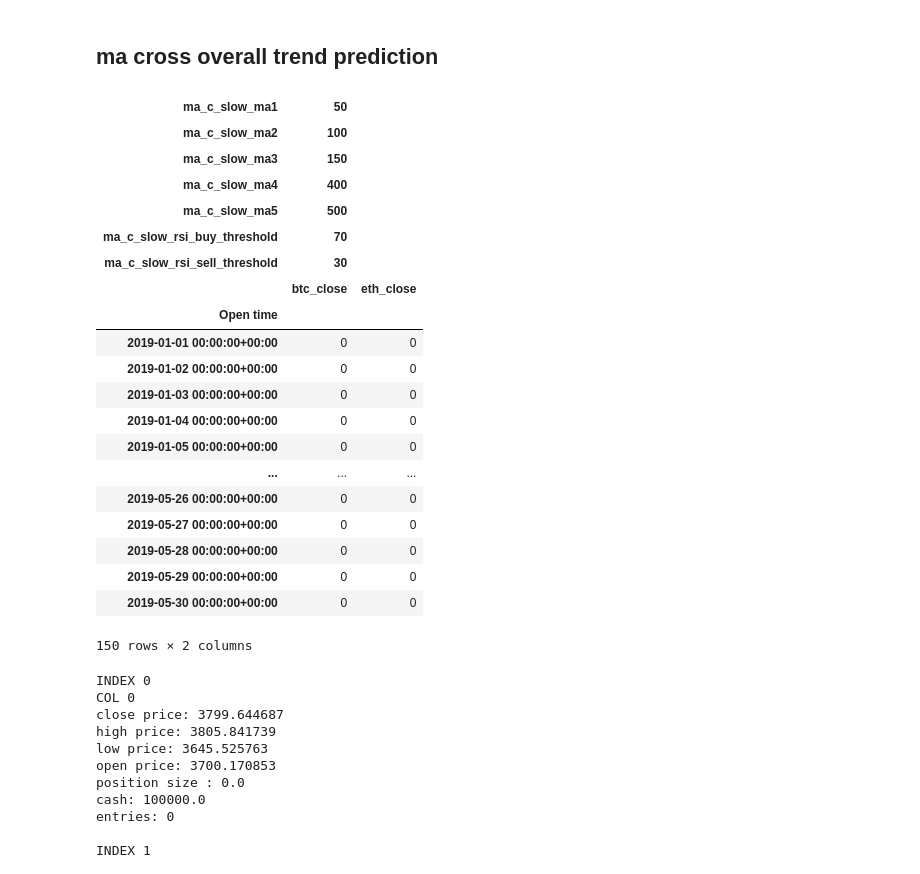
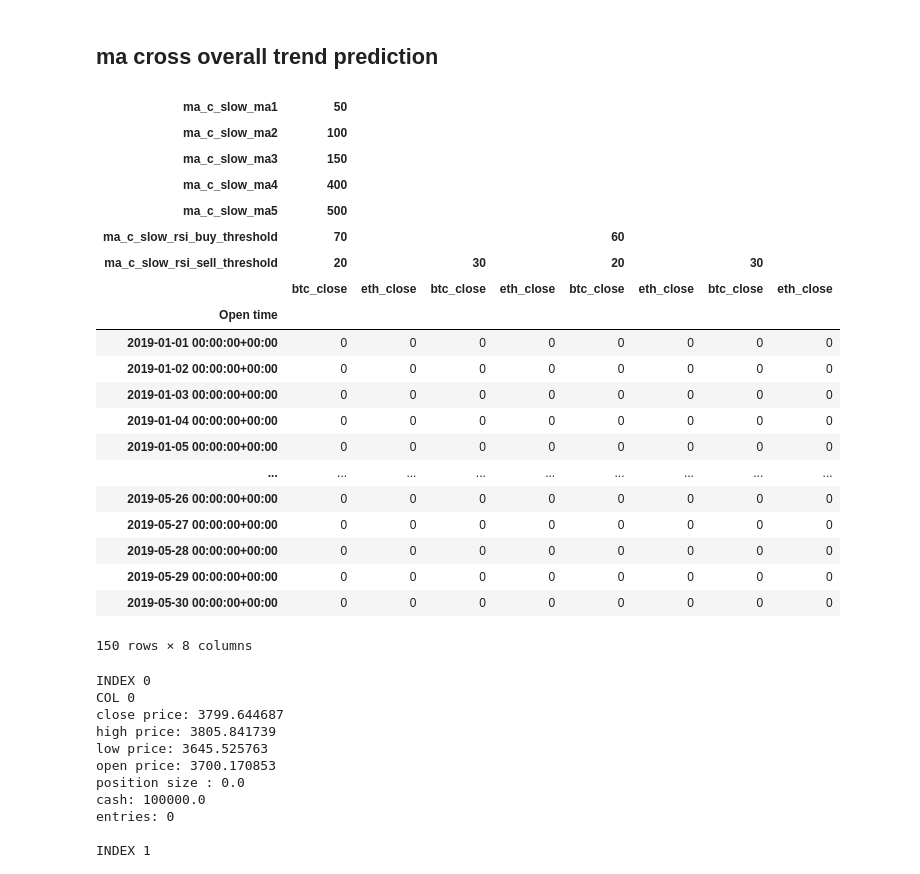
Before and after one commit to gigishub/trading_singapore_digitalocean, a Jupyter notebook: vectorBT/from_order_func_V2.2.ipynb, the cells around one changed output. Cells and saved outputs as stored; diff of their text form; code cells hidden in the pictures.

```diff
--- a/vectorBT/from_order_func_V2.2.ipynb
+++ b/vectorBT/from_order_func_V2.2.ipynb
@@ -150,56 +194,56 @@ ma_cross_slow = vbt.IndicatorFactory(
     input_names=['Close'],
     param_names=['ma1', 'ma2', 'ma3', 'ma4', 'ma5', 'rsi_buy_threshold', 'rsi_sell_threshold'],
     output_names=['ma_cross_rsi']
 ).from_apply_func(ma_cross_rsi, ma1=20, ma2=30, ma3=40, ma4=125, ma5=150, rsi_buy_threshold=70, rsi_sell_threshold=30)
 
 # Define window sizes and RSI thresholds
 ma_trend_fast = 50
 ma_trend_mid = 100
 ma_trend_slow = 150
 
 ma_slow_trend1 = 400
 ma_slow_trend_2 = 500
 
-rsi_buy_threshold = 70
-rsi_sell_threshold = 30
+rsi_buy_threshold = [70,60]
+rsi_sell_threshold = [20,30]
 
 # Run the indicator
 trend = ma_cross_slow.run(
     comb_close,
     ma1=ma_trend_fast,
     ma2=ma_trend_mid,
     ma3=ma_trend_slow,
     ma4=ma_slow_trend1,
     ma5=ma_slow_trend_2,
     rsi_buy_threshold=rsi_buy_threshold,
     rsi_sell_threshold=rsi_sell_threshold,
     param_product=True
 )
 
 # Display the first 150 rows of the signal output
 trend.ma_cross_rsi.head(150)
 # %% [output]
-| ma_c_slow_ma1 | 50 |  |
-| ma_c_slow_ma2 | 100 |  |
-| ma_c_slow_ma3 | 150 |  |
-| ma_c_slow_ma4 | 400 |  |
-| ma_c_slow_ma5 | 500 |  |
-| ma_c_slow_rsi_buy_threshold | 70 |  |
-| ma_c_slow_rsi_sell_threshold | 30 |  |
-|  | btc_close | eth_close |
-| Open time |  |  |
-| 2019-01-01 00:00:00+00:00 | 0 | 0 |
-| 2019-01-02 00:00:00+00:00 | 0 | 0 |
-| 2019-01-03 00:00:00+00:00 | 0 | 0 |
-| 2019-01-04 00:00:00+00:00 | 0 | 0 |
-| 2019-01-05 00:00:00+00:00 | 0 | 0 |
-| ... | ... | ... |
-| 2019-05-26 00:00:00+00:00 | 0 | 0 |
-| 2019-05-27 00:00:00+00:00 | 0 | 0 |
-| 2019-05-28 00:00:00+00:00 | 0 | 0 |
-| 2019-05-29 00:00:00+00:00 | 0 | 0 |
-| 2019-05-30 00:00:00+00:00 | 0 | 0 |
+| ma_c_slow_ma1 | 50 |  |  |  |  |  |  |  |
+| ma_c_slow_ma2 | 100 |  |  |  |  |  |  |  |
+| ma_c_slow_ma3 | 150 |  |  |  |  |  |  |  |
+| ma_c_slow_ma4 | 400 |  |  |  |  |  |  |  |
+| ma_c_slow_ma5 | 500 |  |  |  |  |  |  |  |
+| ma_c_slow_rsi_buy_threshold | 70 |  |  |  | 60 |  |  |  |
+| ma_c_slow_rsi_sell_threshold | 20 |  | 30 |  | 20 |  | 30 |  |
+|  | btc_close | eth_close | btc_close | eth_close | btc_close | eth_close | btc_close | eth_close |
+| Open time |  |  |  |  |  |  |  |  |
+| 2019-01-01 00:00:00+00:00 | 0 | 0 | 0 | 0 | 0 | 0 | 0 | 0 |
+| 2019-01-02 00:00:00+00:00 | 0 | 0 | 0 | 0 | 0 | 0 | 0 | 0 |
+| 2019-01-03 00:00:00+00:00 | 0 | 0 | 0 | 0 | 0 | 0 | 0 | 0 |
+| 2019-01-04 00:00:00+00:00 | 0 | 0 | 0 | 0 | 0 | 0 | 0 | 0 |
+| 2019-01-05 00:00:00+00:00 | 0 | 0 | 0 | 0 | 0 | 0 | 0 | 0 |
+| ... | ... | ... | ... | ... | ... | ... | ... | ... |
+| 2019-05-26 00:00:00+00:00 | 0 | 0 | 0 | 0 | 0 | 0 | 0 | 0 |
+| 2019-05-27 00:00:00+00:00 | 0 | 0 | 0 | 0 | 0 | 0 | 0 | 0 |
+| 2019-05-28 00:00:00+00:00 | 0 | 0 | 0 | 0 | 0 | 0 | 0 | 0 |
+| 2019-05-29 00:00:00+00:00 | 0 | 0 | 0 | 0 | 0 | 0 | 0 | 0 |
+| 2019-05-30 00:00:00+00:00 | 0 | 0 | 0 | 0 | 0 | 0 | 0 | 0 |
-150 rows × 2 columns
+150 rows × 8 columns
 # %%
 # Numba-compiled order function
 @njit
```
Also changed, not shown: parts of 1 cell of this notebook, 2 other files.
